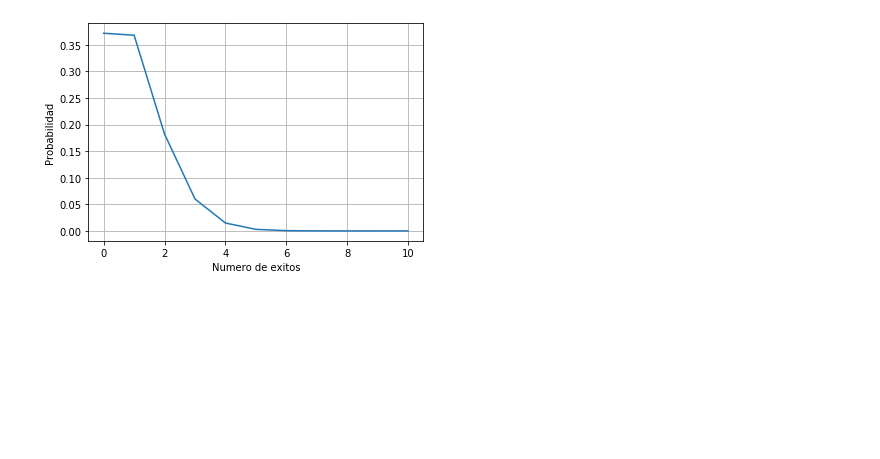
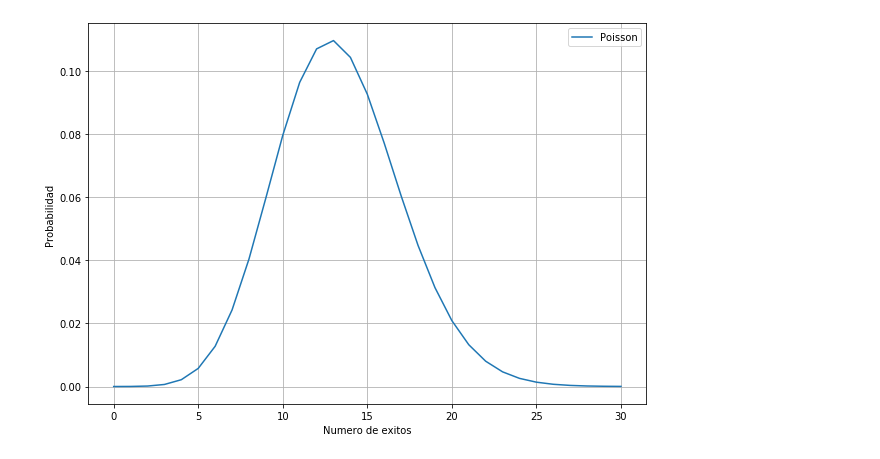
Before and after one commit to angelblasco/maleno, a Jupyter notebook: binomial.ipynb, the cells around one changed output. Cells and saved outputs as stored; diff of their text form; code cells hidden in the pictures; blank space fills up the shorter version.

```diff
--- a/binomial.ipynb
+++ b/binomial.ipynb
@@ -5,8 +5,8 @@
 # %%
 # Consideraremos los parametros n="numero de repeticiones" y p="probabilidad de exito".
 # %%
-n = 30
-p = 0.033
+n = 400
+p = 0.0333
 # %%
 import numpy as np
 import scipy.stats as ss
@@ -18,7 +18,7 @@ np.set_printoptions(precision = 5, suppress = True)
 # %%
 # Array con el numero de exitos.
 # %%
-k = np.arange(11)
+k = np.arange(31)
 # %%
 k
 # %% [output]
@@ -40,13 +43,15 @@ ypoisson = ss.poisson(n*p)
 # %%
 poison = ypoisson.pmf(k)
 # %%
-plt.plot(k,poison)
+plt.figure(figsize=(10,7))
+plt.plot(k,poison,label="Poisson")
 plt.xlabel("Numero de exitos")
 plt.ylabel("Probabilidad")
 plt.grid(True)
+plt.legend()
 plt.show()
 # %% [output]
-[figure, old version]
+[figure, new version]
 # %%
 # Ahora comparamos ambas graficas
 # %%
```
Also changed, not shown: parts of 3 cells of this notebook.
